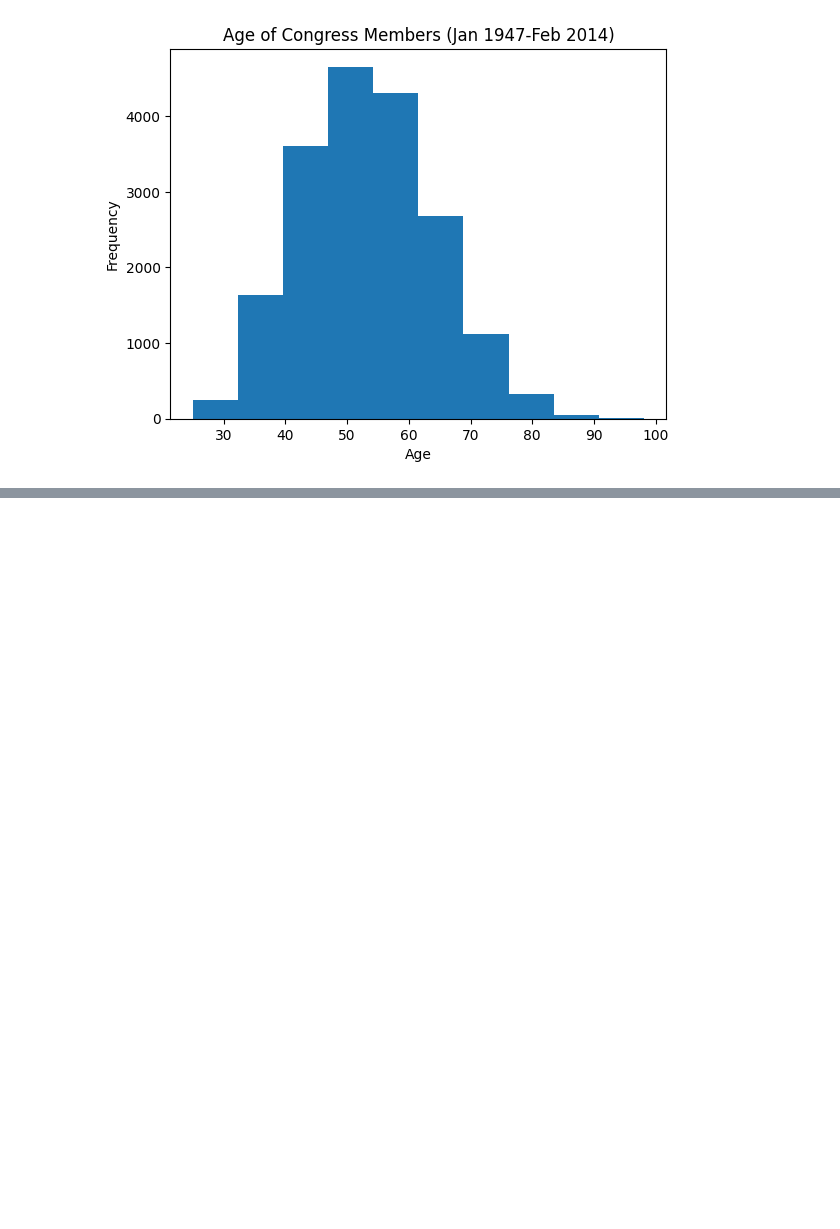
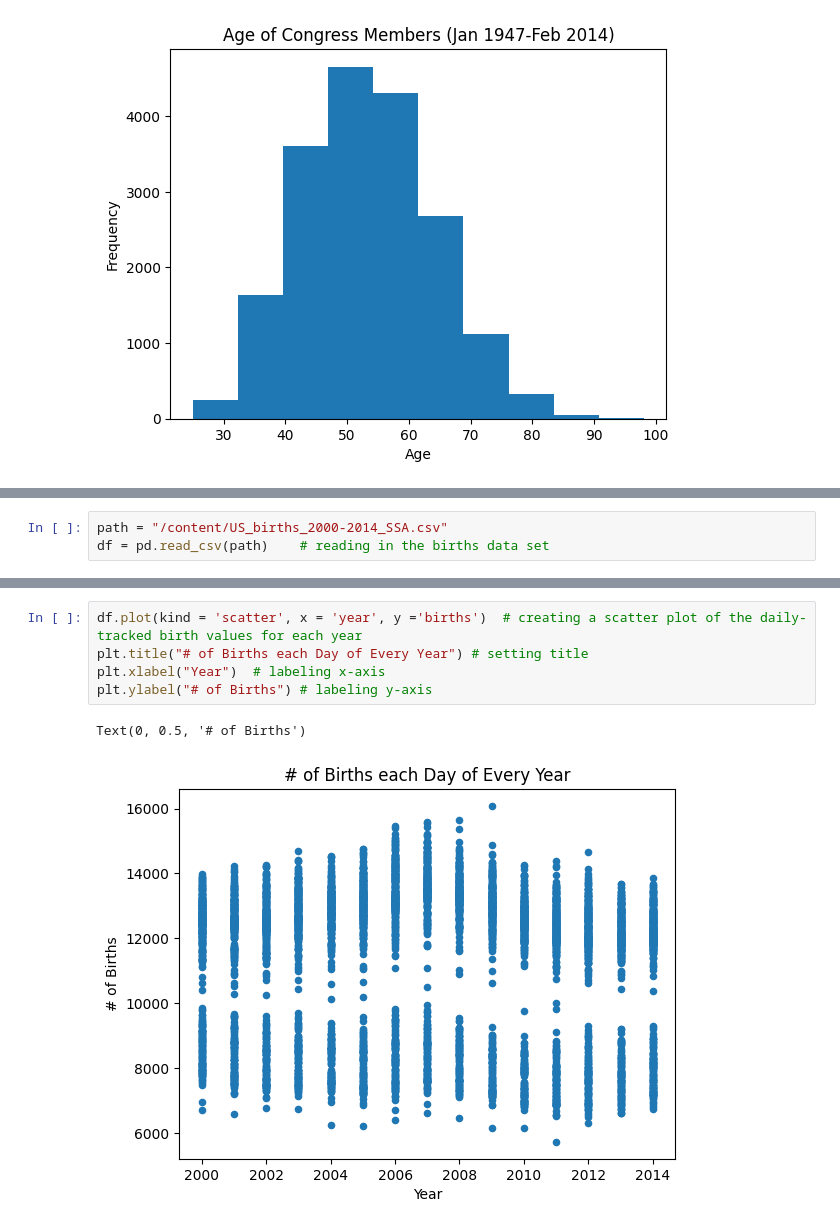
Before and after one commit to arietuck/CMPS-3160-Project, a Jupyter notebook: CongressAge.ipynb, the cells around one changed output, grey strips where cells are left out. Saved outputs shown, nothing was run; the diff lists cells and outputs as text; blank space fills up the shorter version.

```diff
--- a/CongressAge.ipynb
+++ b/CongressAge.ipynb
@@ -52,0 +56,3 @@ Text(0, 0.5, 'Frequency')
+# %%
+path = "/content/US_births_2000-2014_SSA.csv"
+df = pd.read_csv(path)    # reading in the births data set
@@ -52,0 +70,8 @@ Text(0, 0.5, 'Frequency')
+# %%
+df.plot(kind = 'scatter', x = 'year', y ='births')  # creating a scatter plot of the daily-tracked birth values for each year
+plt.title("# of Births each Day of Every Year") # setting title
+plt.xlabel("Year")  # labeling x-axis
+plt.ylabel("# of Births") # labeling y-axis
+# %% [output]
+Text(0, 0.5, '# of Births')
+[figure, added]
```
Also changed, not shown: parts of 12 cells of this notebook.
